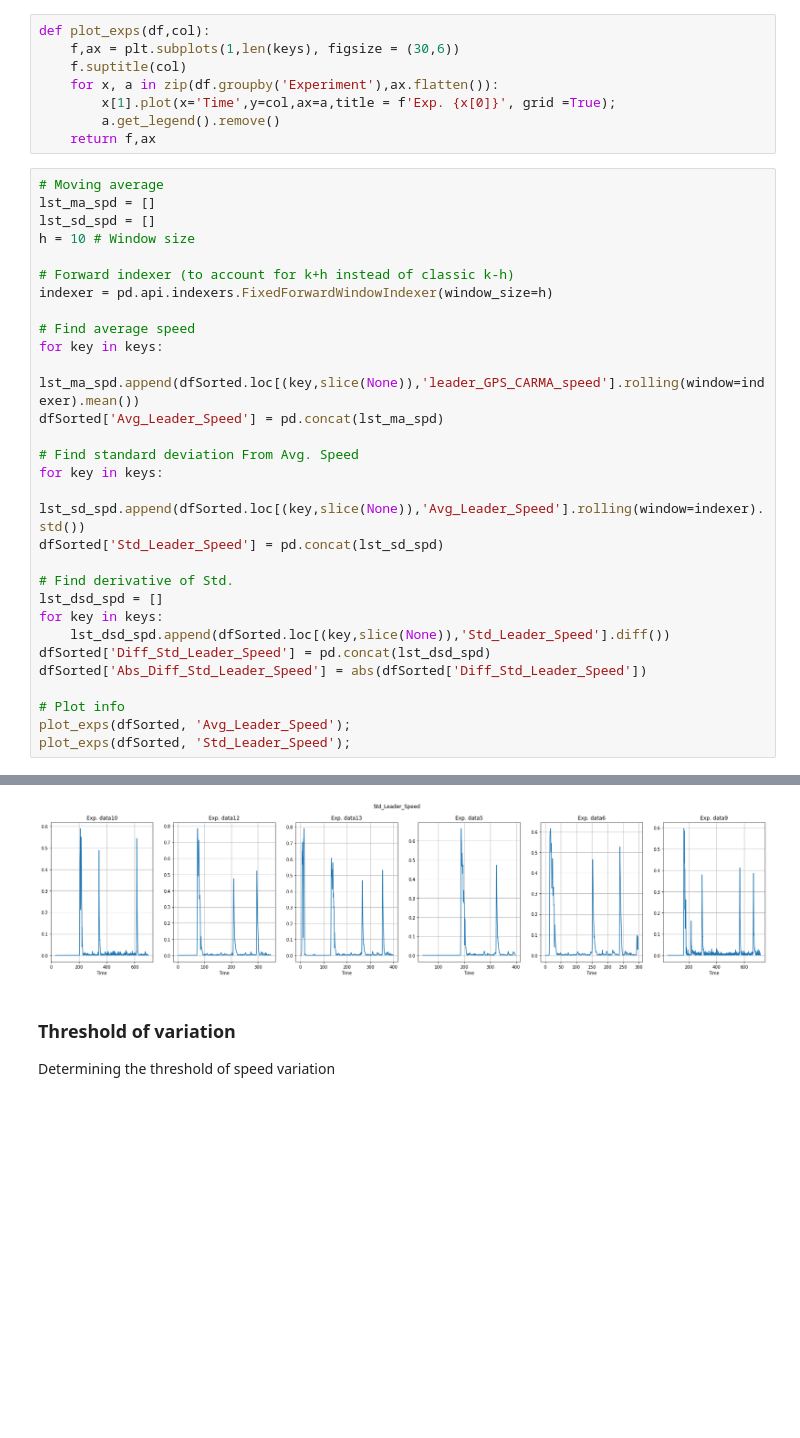
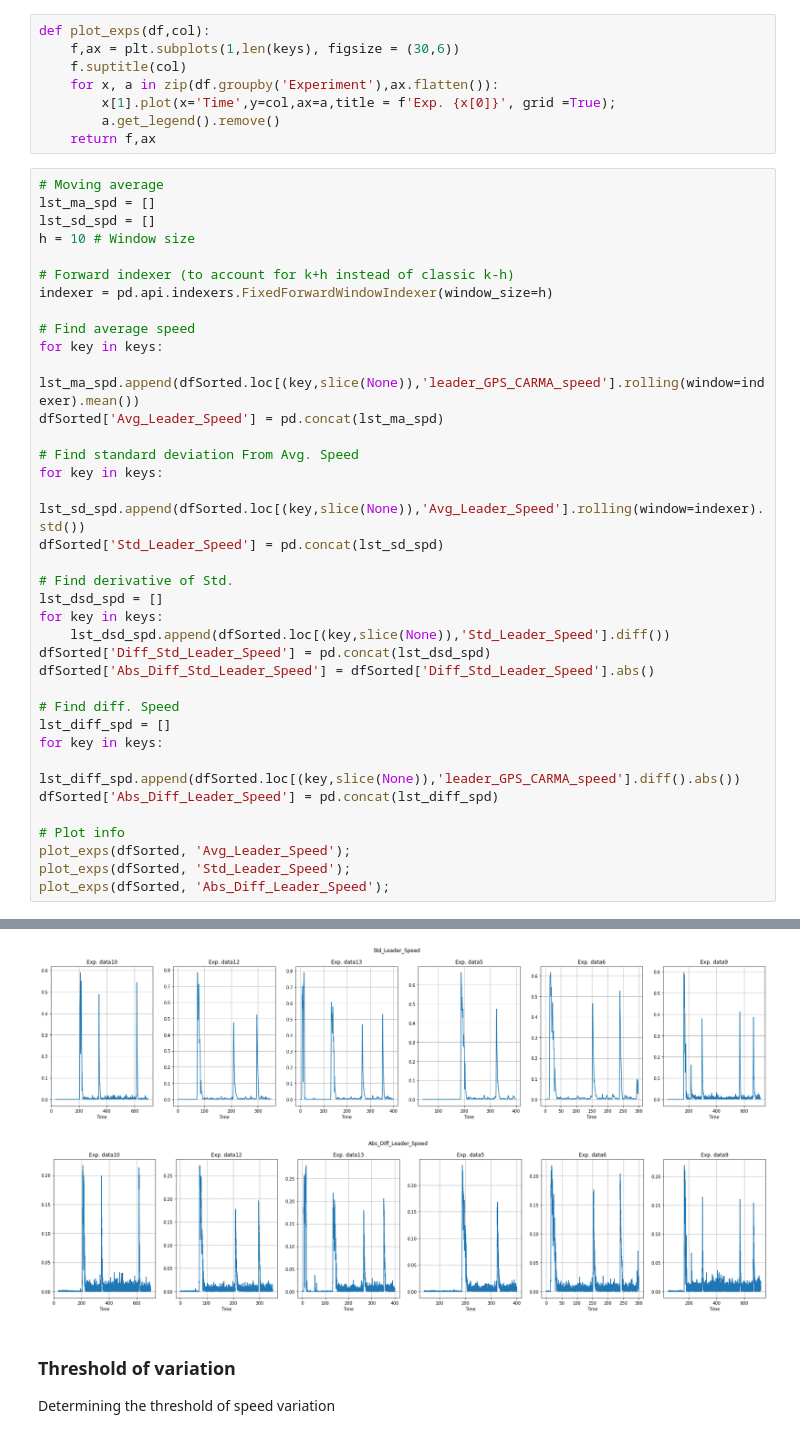
Before and after one commit to licit-lab/vrt_analysis, a Jupyter notebook: TF-AnalysisResponseTime.ipynb, the cells around one changed output, grey strips where cells are left out. Drawn from its saved outputs; the diff is of its cells as text; blank space fills up the shorter version.

```diff
--- a/TF-AnalysisResponseTime.ipynb
+++ b/TF-AnalysisResponseTime.ipynb
@@ -89,34 +89,42 @@ def plot_exps(df,col):
 # Moving average
 lst_ma_spd = []
 lst_sd_spd = []
 h = 10 # Window size
 
 # Forward indexer (to account for k+h instead of classic k-h)
 indexer = pd.api.indexers.FixedForwardWindowIndexer(window_size=h)
 
 # Find average speed
 for key in keys:
     lst_ma_spd.append(dfSorted.loc[(key,slice(None)),'leader_GPS_CARMA_speed'].rolling(window=indexer).mean())
 dfSorted['Avg_Leader_Speed'] = pd.concat(lst_ma_spd)
 
 # Find standard deviation From Avg. Speed
 for key in keys:
     lst_sd_spd.append(dfSorted.loc[(key,slice(None)),'Avg_Leader_Speed'].rolling(window=indexer).std())
 dfSorted['Std_Leader_Speed'] = pd.concat(lst_sd_spd)
 
 # Find derivative of Std.
 lst_dsd_spd = []
 for key in keys:
     lst_dsd_spd.append(dfSorted.loc[(key,slice(None)),'Std_Leader_Speed'].diff())
 dfSorted['Diff_Std_Leader_Speed'] = pd.concat(lst_dsd_spd)
-dfSorted['Abs_Diff_Std_Leader_Speed'] = abs(dfSorted['Diff_Std_Leader_Speed'])
+dfSorted['Abs_Diff_Std_Leader_Speed'] = dfSorted['Diff_Std_Leader_Speed'].abs()
+
+# Find diff. Speed
+lst_diff_spd = []
+for key in keys:
+    lst_diff_spd.append(dfSorted.loc[(key,slice(None)),'leader_GPS_CARMA_speed'].diff().abs())
+dfSorted['Abs_Diff_Leader_Speed'] = pd.concat(lst_diff_spd)
 
 # Plot info
 plot_exps(dfSorted, 'Avg_Leader_Speed');
 plot_exps(dfSorted, 'Std_Leader_Speed');
+plot_exps(dfSorted, 'Abs_Diff_Leader_Speed');
 # %% [output]
 [figure]
 [figure]
+[figure, added]
 # %% [markdown]
 ### Threshold of variation
 
```
Also changed, not shown: parts of 6 cells of this notebook, 2 other files.
